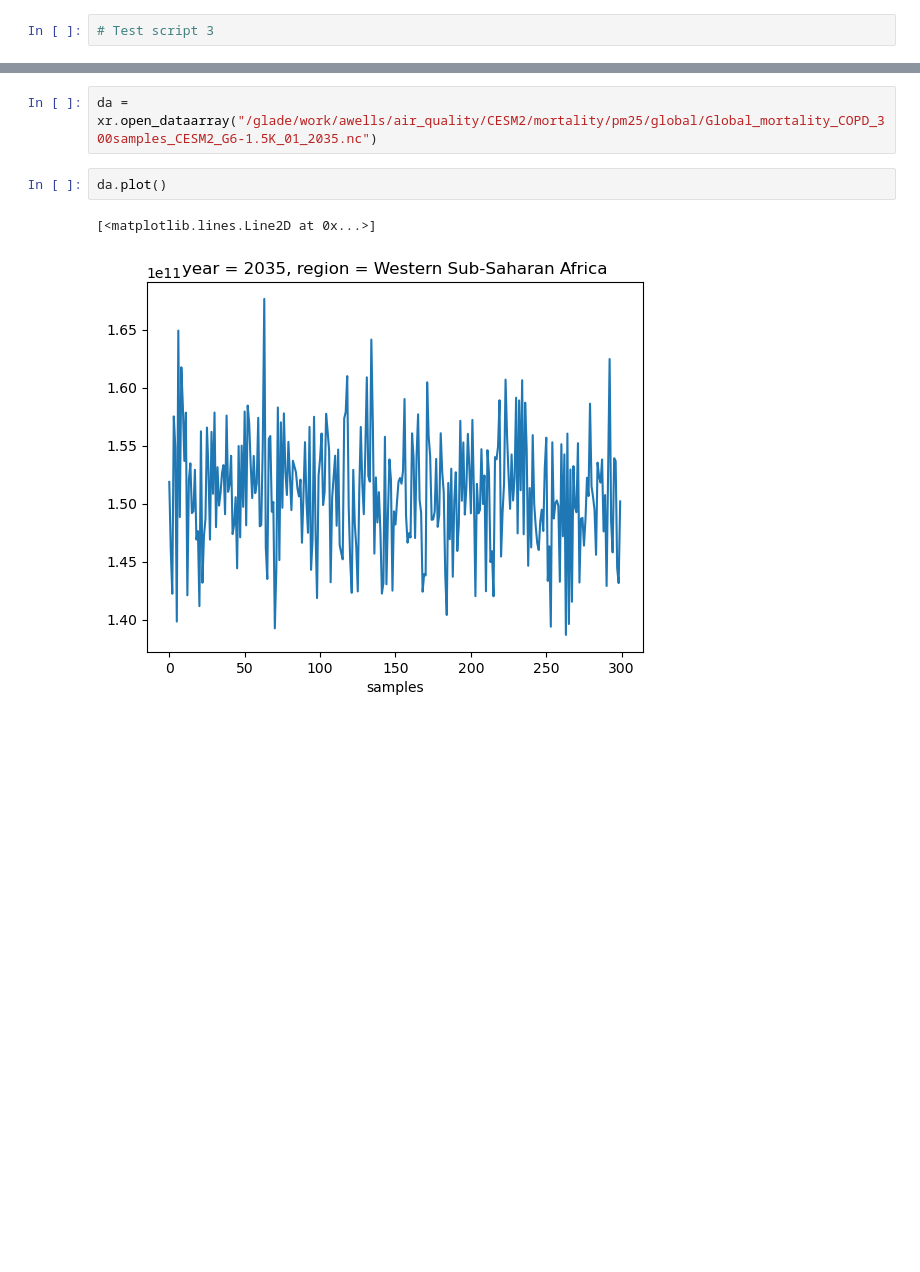
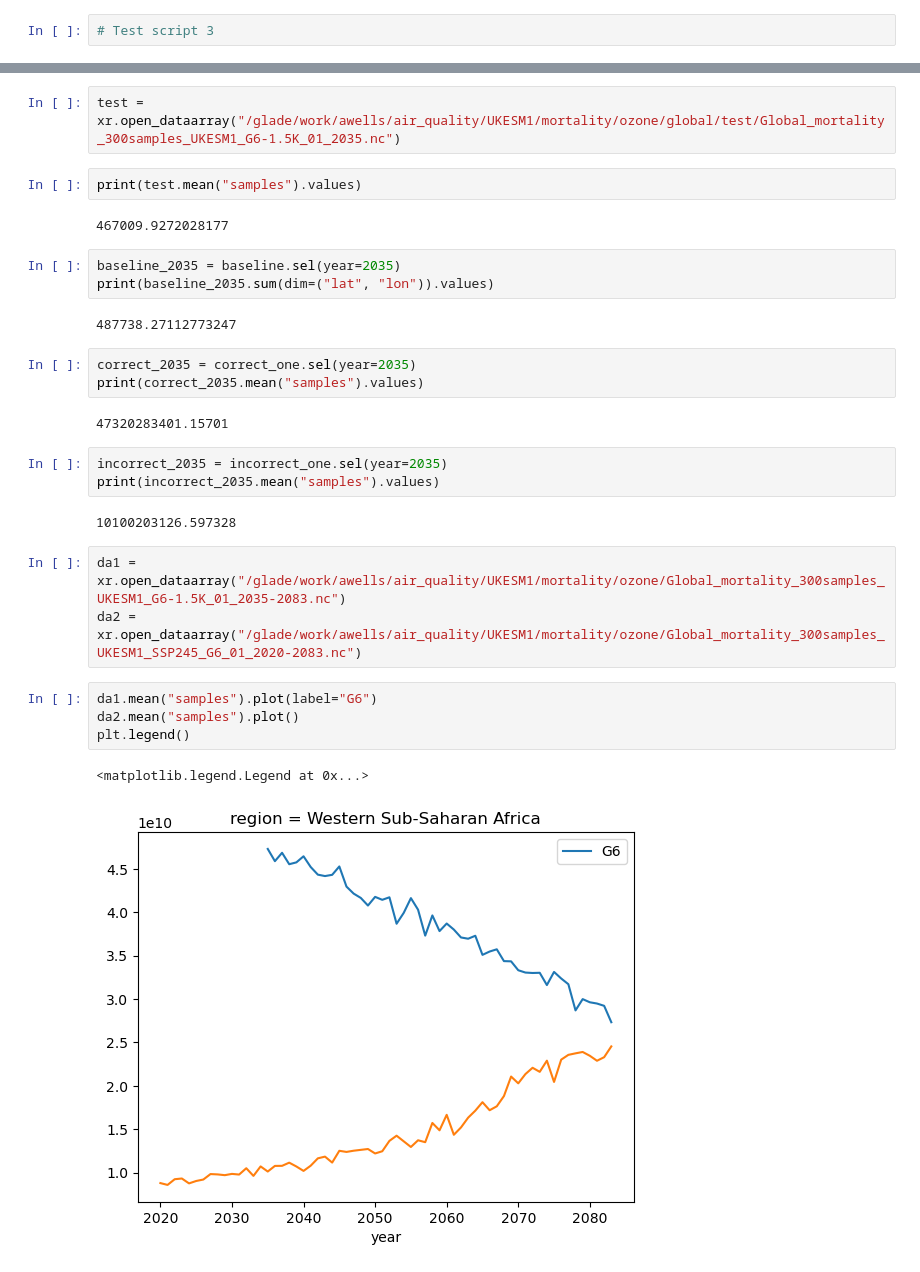
Before and after one commit to awells96/AQ_mortality_workflow, a Jupyter notebook: Test_script3.ipynb, the cells around one changed output, grey strips where cells are left out. Drawn from its saved outputs; the diff is of its cells as text; blank space fills up the shorter version.

```diff
--- a/Test_script3.ipynb
+++ b/Test_script3.ipynb
@@ -5,7 +21,31 @@ import xarray as xr
+# %%
+test = xr.open_dataarray("/glade/work/awells/air_quality/UKESM1/mortality/ozone/global/test/Global_mortality_300samples_UKESM1_G6-1.5K_01_2035.nc")
+# %%
+print(test.mean("samples").values)
+# %% [output]
+467009.9272028177
+# %%
+baseline_2035 = baseline.sel(year=2035)
+print(baseline_2035.sum(dim=("lat", "lon")).values)
+# %% [output]
+487738.27112773247
+# %%
+correct_2035 = correct_one.sel(year=2035)
+print(correct_2035.mean("samples").values)
+# %% [output]
+47320283401.15701
+# %%
+incorrect_2035 = incorrect_one.sel(year=2035)
+print(incorrect_2035.mean("samples").values)
+# %% [output]
+10100203126.597328
 # %%
-da = xr.open_dataarray("/glade/work/awells/air_quality/CESM2/mortality/pm25/global/Global_mortality_COPD_300samples_CESM2_G6-1.5K_01_2035.nc")
+da1 = xr.open_dataarray("/glade/work/awells/air_quality/UKESM1/mortality/ozone/Global_mortality_300samples_UKESM1_G6-1.5K_01_2035-2083.nc")
+da2 = xr.open_dataarray("/glade/work/awells/air_quality/UKESM1/mortality/ozone/Global_mortality_300samples_UKESM1_SSP245_G6_01_2020-2083.nc")
 # %%
-da.plot()
+da1.mean("samples").plot(label="G6")
+da2.mean("samples").plot()
+plt.legend()
 # %% [output]
-[<matplotlib.lines.Line2D at 0x...>]
+<matplotlib.legend.Legend at 0x...>
-[figure, old version]
+[figure, new version]
```
Also changed, not shown: parts of 9 cells of this notebook, 2 other files.
